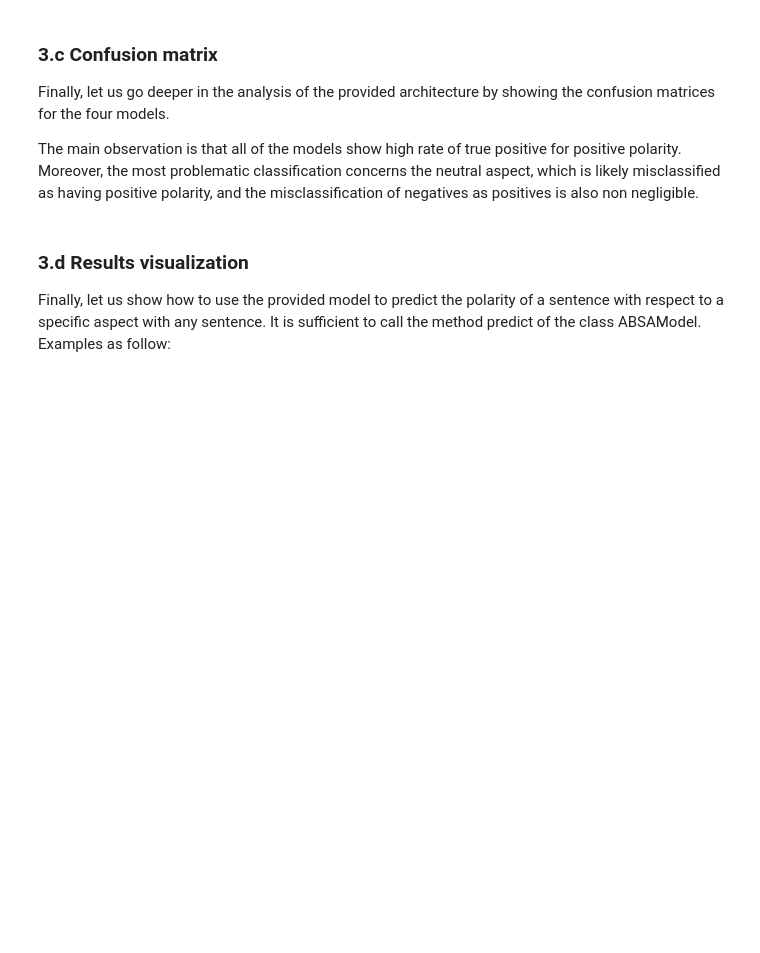
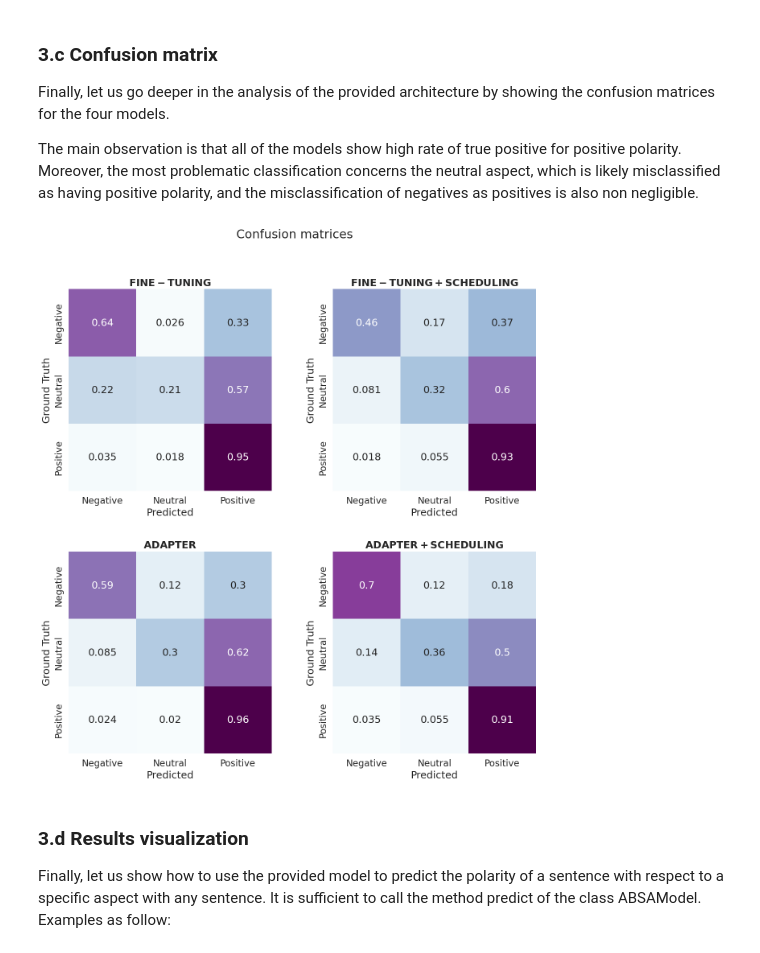
Before and after one commit to JackyLiuAI/BERT-ABSA, a Jupyter notebook: src/main.ipynb, the cells around one changed output. Saved outputs shown, nothing was run; the diff lists cells and outputs as text; code cells hidden in the pictures; blank space fills up the shorter version.

```diff
--- a/src/main.ipynb
+++ b/src/main.ipynb
@@ -483,37 +669,39 @@ def plot_confusion_matrix(predictions, labels, title, ax,
     ax.set_title(title)
     ax.set_xticklabels(['Negative', 'Neutral', 'Positive'])
     ax.set_yticklabels(['Negative', 'Neutral', 'Positive'])
     ax.set_ylabel('Ground Truth'),ax.set_xlabel('Predicted')
 
 def plot_confusion_matrix_df(df_path, title, ax, cmap='BuPu'):
 
     df = pd.read_csv(df_path)
     pred = df['Predicted'].apply(lambda x: [int (i) if i !='None' else -2 for i in x.strip('][').split(', ')]).to_list()
     gtruth = df['Actual'].apply(lambda x: [int (i) if i !='None' else -2 for i in x.strip('][').split(', ')]).to_list()
     predicted, ground_truth = [], []
     for i in range(len(pred)):
         predicted+=pred[i]
         ground_truth+=gtruth[i]
     plot_confusion_matrix(predicted, ground_truth, title, ax, cmap=cmap)
 
 def compare_confusion_mat():
-    df = 'model_ABSA/results/test_pred_lr1e-05_epochs5_batch8.csv'
-    dfS = 'model_ABSA_scheduler/results/test_pred_lr1e-05_epochs5_batch8.csv'
-    dfA = 'model_ABSA_adapter/results/test_pred_lr1e-05_epochs5_batch8.csv'
-    dfAS = 'model_ABSA_adapter_scheduler/results/test_pred_lr1e-05_epochs5_batch8.csv'
+    df = f'../weights/model_ABSA/results/test_pred_lr{lr}_epochs{epochs}_batch{batch}.csv'
+    dfS = f'../weights/model_ABSA_scheduler/results/test_pred_lr{lr}_epochs{epochs}_batch{batch}.csv'
+    dfA = f'../weights/model_ABSA_adapter/results/test_pred_lr{lr}_epochs{epochs}_batch{batch}.csv'
+    dfAS = f'../weights/model_ABSA_adapter_scheduler/results/test_pred_lr{lr}_epochs{epochs}_batch{batch}.csv'
     fig, ax = plt.subplots(2,2,figsize=(15,15))
     #set space between subplots
     fig.subplots_adjust(hspace=0.3, wspace=0.3)
 
     fig.suptitle('Confusion matrices')
     plot_confusion_matrix_df(df, r'$\bf{FINE-TUNING}$', ax[0][0])
     plot_confusion_matrix_df(dfS, r'$\bf{FINE-TUNING + SCHEDULING}$', ax[0][1])
     plot_confusion_matrix_df(dfA, r'$\bf{ADAPTER}$', ax[1][0])
     plot_confusion_matrix_df(dfAS, r'$\bf{ADAPTER + SCHEDULING}$', ax[1][1])
 
     fig.savefig('results_ABSA/CMatrix_test.png', dpi=300, bbox_inches='tight')
 
 compare_confusion_mat()
+# %% [output]
+[figure, added]
 # %% [markdown]
 ### 3.d Results visualization
 
```
Also changed, not shown: parts of 16 cells of this notebook, 57 other files.
